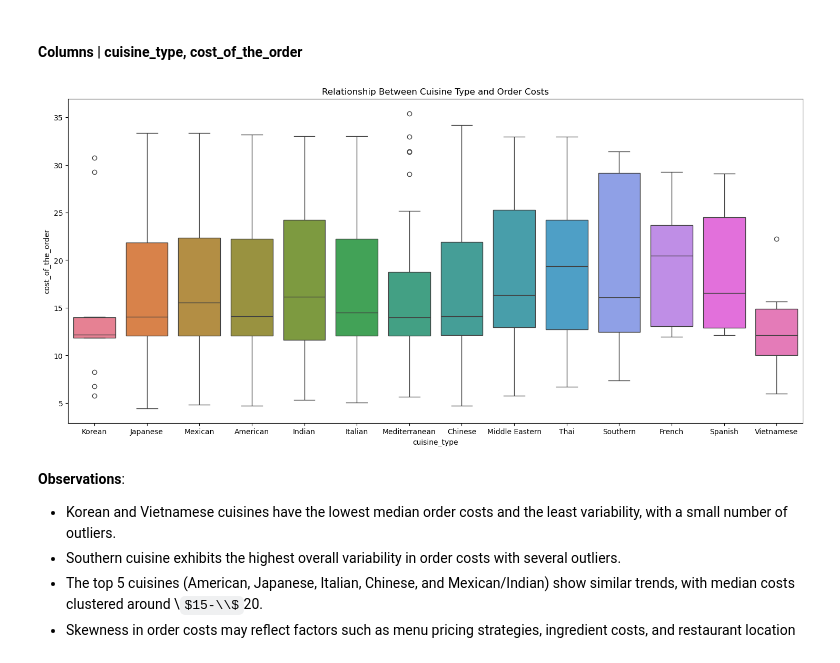
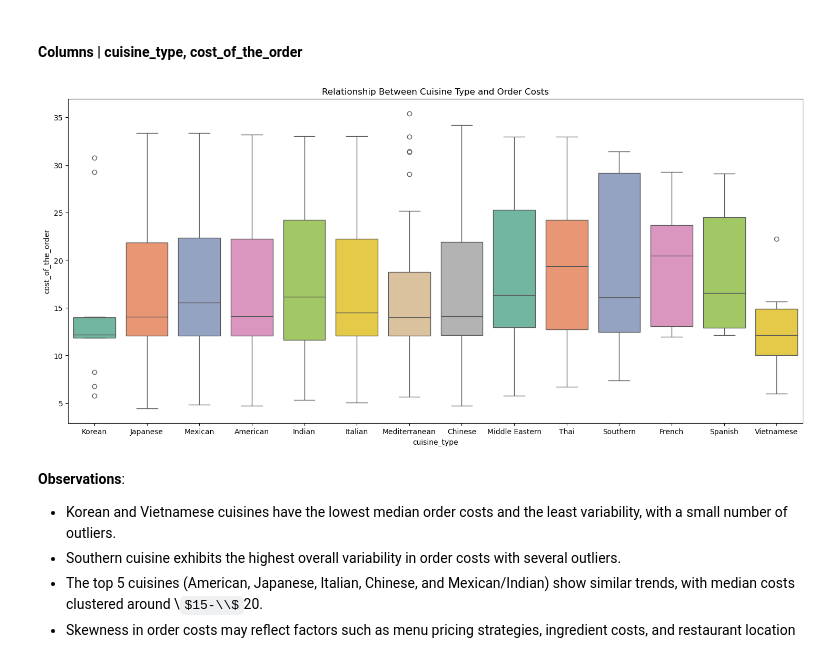
Before and after one commit to tmoesl/customer-demand-analysis, a Jupyter notebook: notebooks/customer-demand-analysis.ipynb, the cells around one changed output. Drawn from its saved outputs; the diff is of its cells as text; code cells hidden in the pictures; some formulas as TeX source.

```diff
--- a/notebooks/customer-demand-analysis.ipynb
+++ b/notebooks/customer-demand-analysis.ipynb
@@ -747,3 +833,21 @@ avg_cost_per_cuisine
 **Observations**:
 - The highest average cost is for French cuisine at approximately \\$19.79.
 - The lowest average cost is for Vietnamese cuisine at approximately \\$12.88.
+# %%
+# Set upper and lower take rate to calculate the total net revenue
+uL, lL = 0.25, 0.15
+
+# Apply net_revenue function to calculate the net revenue for each order
+df["net revenue"] = df["cost_of_the_order"].apply(net_revenue, args=(uL, lL)).round(2)
+
+# Calculate the total net revenue
+total_rev = df["net revenue"].sum()
+
+# Convert the total net revenue into a DataFrame
+total_net_rev = pd.DataFrame({"metric": ["net_revenue"], "total": [total_rev]})
+
+# Format the 'total' column to include a dollar sign
+total_net_rev["total"] = total_net_rev["total"].apply(lambda x: f"${x:,.2f}")
+
+# Display DataFrame
+total_net_rev
@@ -803,11 +923,17 @@ Percentage of orders with 'order_completion_time' greater than 60 minutes: 10.54
 # %%
 # Visualize the relationship between the features 'cuisine_types' and 'rating' using boxplots
 plt.figure(figsize=(18, 8))
-sns.boxplot(data=df, x="cuisine_type", y="cost_of_the_order", hue="cuisine_type")
+sns.boxplot(
+    data=df,
+    x="cuisine_type",
+    y="cost_of_the_order",
+    hue="cuisine_type",
+    palette=palette_color,
+)
 plt.title(f"Relationship Between Cuisine Type and Order Costs")
 plt.show()
 # %% [output]
-[figure, old version]
+[figure, new version]
 # %% [markdown]
 **Observations**:
 - Korean and Vietnamese cuisines have the lowest median order costs and the least variability, with a small number of outliers.
```
Also changed, not shown: parts of 41 cells of this notebook.
